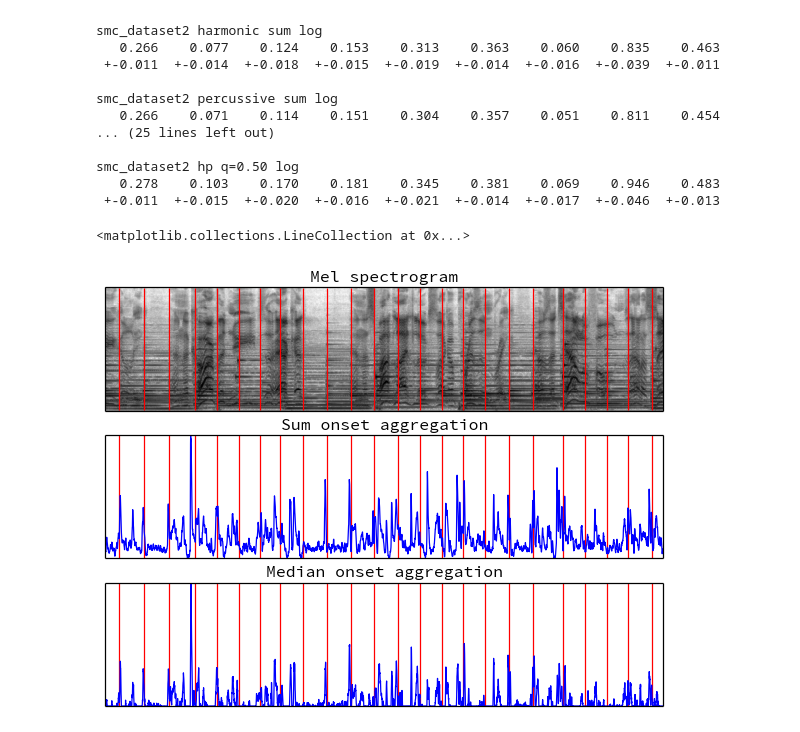
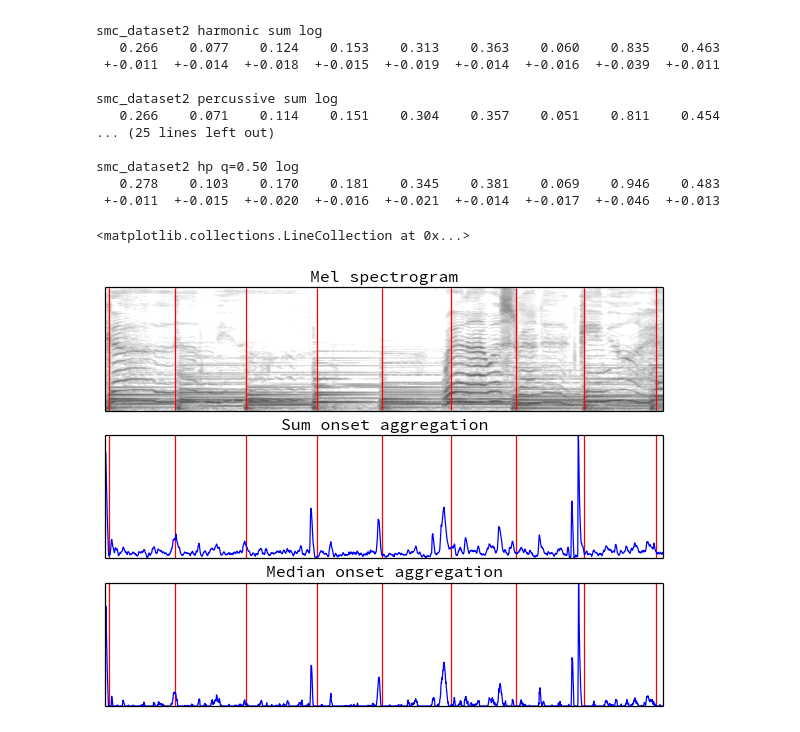
Before and after one commit to bmcfee/beat_onset, a Jupyter notebook: code/ICASSP2013 - Beat tracking.ipynb, the cells around one changed output. Saved outputs shown, nothing was run; the diff lists cells and outputs as text; code cells hidden in the pictures.

```diff
--- a/code/ICASSP2013 - Beat tracking.ipynb
+++ b/code/ICASSP2013 - Beat tracking.ipynb
@@ -97,15 +97,17 @@ import librosa
 import functools
 specshow = functools.partial(imshow, aspect='auto', interpolation='nearest', origin='lower', cmap='gray_r')
 # %%
-y, sr = librosa.load('/home/bmcfee/data/SMC_Mirex/SMC_MIREX_Audio/SMC_052.wav', duration=16.0, offset=10.0)
+OFFSET = 12.0
+DURATION = 8.0
+y, sr = librosa.load('/home/bmcfee/data/SMC_Mirex/SMC_MIREX_Audio/SMC_051.wav', duration=DURATION, offset=OFFSET)
 S, phase = librosa.magphase(librosa.stft(y, n_fft=2048, hop_length=64))
 S = S / S.max()
 # %%
-H, S = librosa.hpss.hpss_median(S, p=1.0)
+#S, P = librosa.hpss.hpss_median(S, p=1.0)
 # %%
-beat_times = np.loadtxt('/home/bmcfee/data/SMC_Mirex/SMC_MIREX_Annotations/SMC_052_1_2_2_a.txt')
-beat_times = beat_times[(10 < beat_times) & (beat_times < 10 + 16)]
-beat_times = beat_times - 10.0
+beat_times = np.loadtxt('/home/bmcfee/data/SMC_Mirex/SMC_MIREX_Annotations/SMC_051_3_1_1_o.txt')
+beat_times = beat_times[(OFFSET <= beat_times) & (beat_times <= OFFSET + DURATION)]
+beat_times = beat_times - OFFSET
 # %%
 beats = np.round(beat_times * sr / 64)
 # %%
@@ -127,20 +129,20 @@ def odf_med(S):
 # %%
 figure(figsize=(8,6))
 subplot(311)
-specshow(librosa.logamplitude(M.dot(S)))
+specshow(librosa.logamplitude(M.dot(S)), vmax=0, vmin=-40.0)
 xticks([]), yticks([])
 vlines(beats, 0, 127, colors='r')
 title('Mel spectrogram')
 subplot(312)
 plot(odf_sum(librosa.logamplitude(M.dot(S)))), axis('tight')
 xticks([]), yticks([])
 vlines(beats, 0, 1, colors='r')
 title('Sum onset aggregation')
 subplot(313)
 plot(odf_med(librosa.logamplitude(M.dot(S)))), axis('tight')
 xticks([]), yticks([])
 title('Median onset aggregation')
 vlines(beats, 0, 1, colors='r')
 # %% [output]
 <matplotlib.collections.LineCollection at 0x...>
-[figure, old version]
+[figure, new version]
```
Also changed, not shown: 2 other files.
